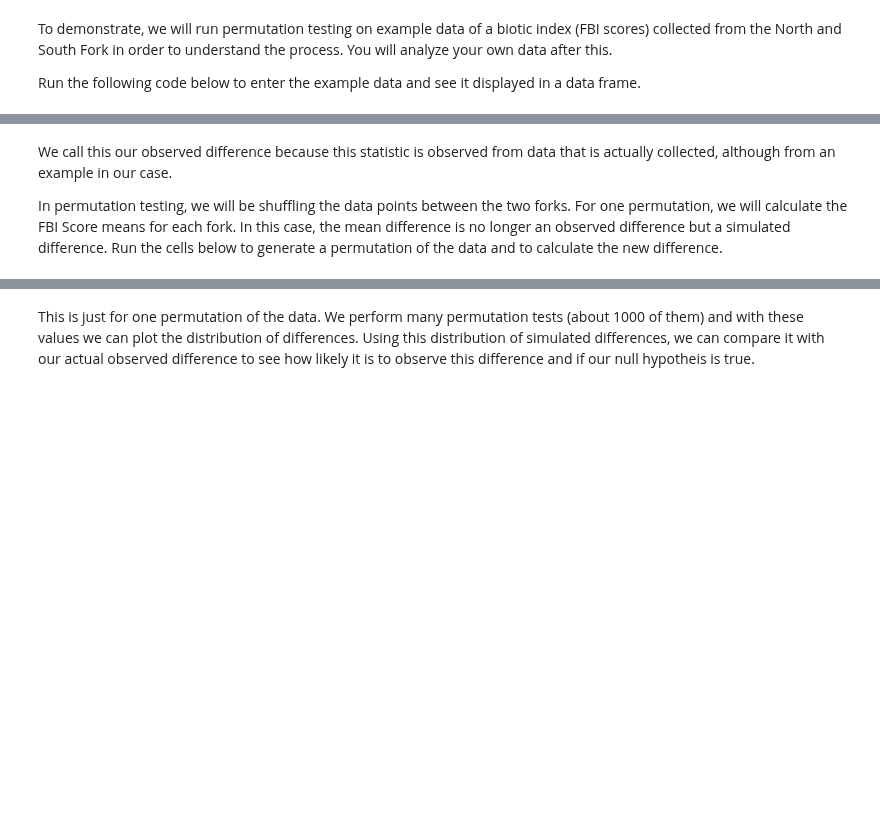
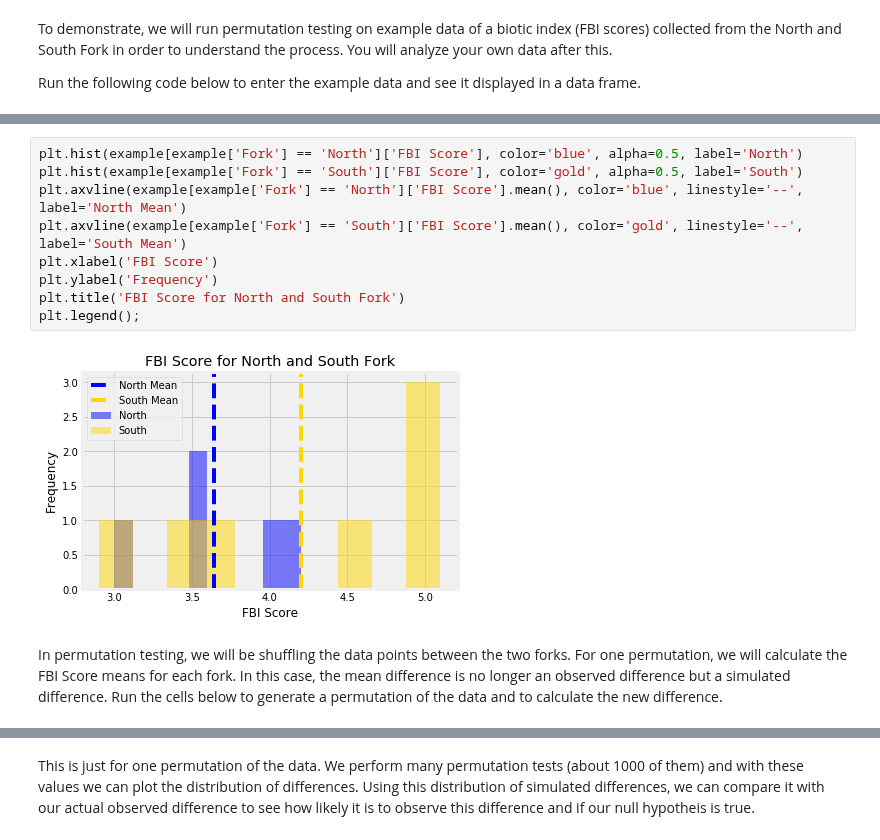
Before and after one commit to ds-modules/Bio-1B, a Jupyter notebook: Strawberry Creek/Bioindicators Notebook.ipynb, the cells around one changed output, grey strips where cells are left out. Cells and saved outputs as stored; diff of their text form; blank space fills up the shorter version.

Commit message:
graph edits

```diff
--- a/Strawberry Creek/Bioindicators Notebook.ipynb
+++ b/Strawberry Creek/Bioindicators Notebook.ipynb
@@ -180,6 +210,15 @@ observed_difference
+# %%
+plt.hist(example[example['Fork'] == 'North']['FBI Score'], color='blue', alpha=0.5, label='North')
+plt.hist(example[example['Fork'] == 'South']['FBI Score'], color='gold', alpha=0.5, label='South')
+plt.axvline(example[example['Fork'] == 'North']['FBI Score'].mean(), color='blue', linestyle='--', label='North Mean')
+plt.axvline(example[example['Fork'] == 'South']['FBI Score'].mean(), color='gold', linestyle='--', label='South Mean')
+plt.xlabel('FBI Score')
+plt.ylabel('Frequency')
+plt.title('FBI Score for North and South Fork')
+plt.legend();
+# %% [output]
+[figure, added]
 # %% [markdown]
-We call this our observed difference because this statistic is observed from data that is actually collected, although from an example in our case.
-
 In permutation testing, we will be shuffling the data points between the two forks. For one permutation, we will calculate the FBI Score means for each fork. In this case, the mean difference is no longer an observed difference but a simulated difference. Run the cells below to generate a permutation of the data and to calculate the new difference.
 # %%
 perm_example = pd.DataFrame({
```
Also changed, not shown: parts of 17 cells of this notebook, 1 other file.
